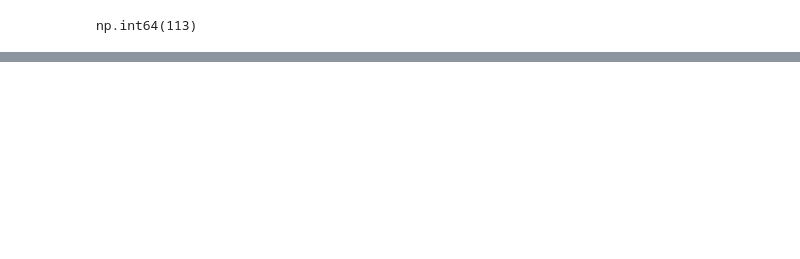
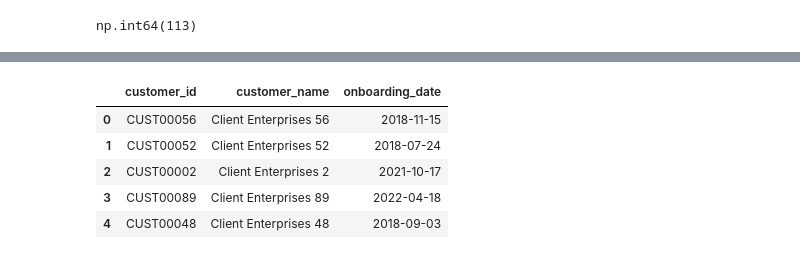
Before and after one commit to Bibhuti-MLAI/Time-Series-Forcasting, a Jupyter notebook: Revenue_Forcasting.ipynb, the cells around one changed output, grey strips where cells are left out. Saved outputs shown, nothing was run; the diff lists cells and outputs as text; code cells hidden in the pictures; blank space fills up the shorter version.

```diff
--- a/Revenue_Forcasting.ipynb
+++ b/Revenue_Forcasting.ipynb
@@ -59,0 +109,12 @@ np.int64(113)
+# %%
+customer["customer_name"] = customer["customer_name"].astype(str).str.strip()
+# %%
+customer["onboarding_date"] =pd.to_datetime(customer["onboarding_date"],dayfirst=True,errors="coerce")
+customer[["customer_id","customer_name","onboarding_date"]].head()
+# %% [output]
+|  | customer_id | customer_name | onboarding_date |
+| 0 | CUST00056 | Client Enterprises 56 | 2018-11-15 |
+| 1 | CUST00052 | Client Enterprises 52 | 2018-07-24 |
+| 2 | CUST00002 | Client Enterprises 2 | 2021-10-17 |
+| 3 | CUST00089 | Client Enterprises 89 | 2022-04-18 |
+| 4 | CUST00048 | Client Enterprises 48 | 2018-09-03 |
```
Also changed, not shown: parts of 7 cells of this notebook.
